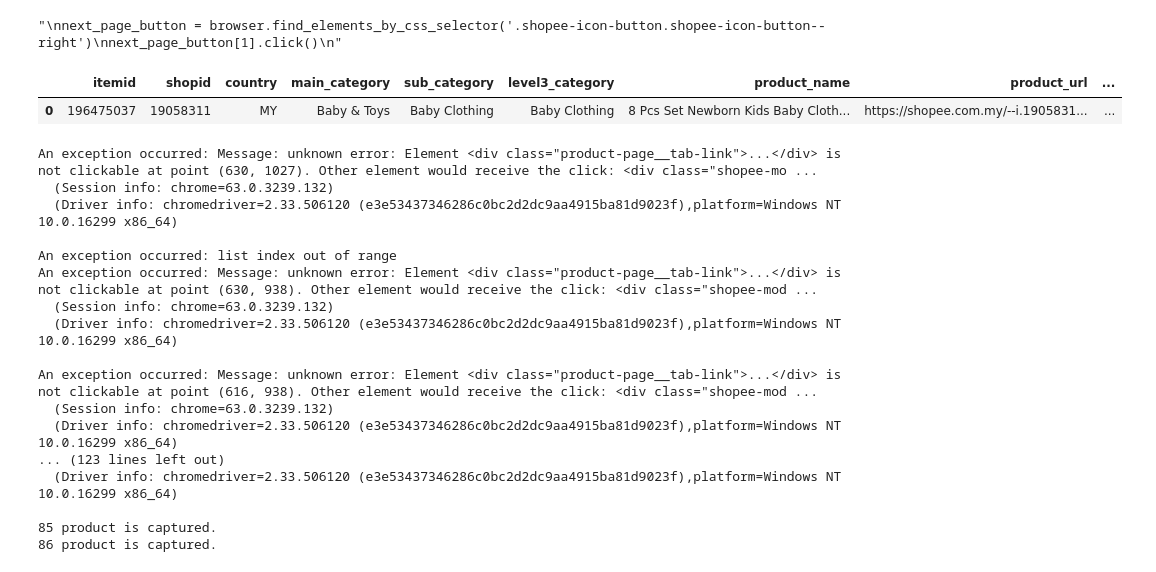
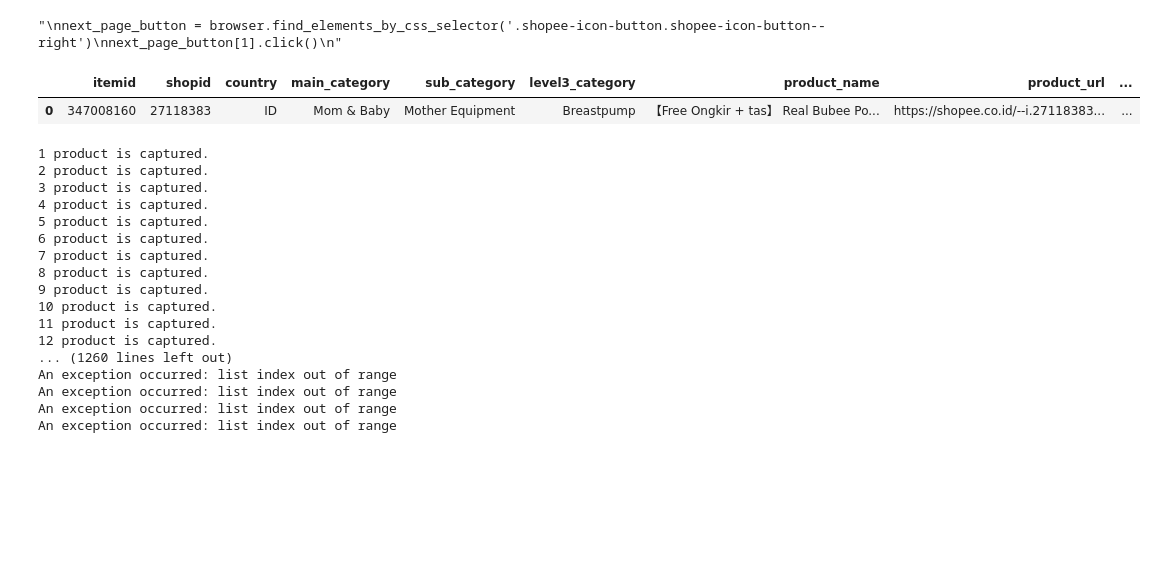
Before and after one commit to enzolife/Python-Scripts, a Jupyter notebook: Scripts/Shopee_Add_Fans_from_Product_Page.ipynb, the cells around one changed output. Saved outputs shown, nothing was run; the diff lists cells and outputs as text; code cells hidden in the pictures; blank space fills up the shorter version.

```diff
--- a/Scripts/Shopee_Add_Fans_from_Product_Page.ipynb
+++ b/Scripts/Shopee_Add_Fans_from_Product_Page.ipynb
@@ -46,18 +46,18 @@ next_page_button[1].click()
 "\nnext_page_button = browser.find_elements_by_css_selector('.shopee-icon-button.shopee-icon-button--right')\nnext_page_button[1].click()\n"
 # %%
 # 先读取Top Product列表
-top_product_path = "D://shopee_my_top_baby_product(1).csv"
+top_product_path = "D://shopee_id_top_baby_product.csv"
 top_product = pd.read_csv(top_product_path, sep=',')
 top_product[:1]
 # %% [output]
 |  | itemid | shopid | country | main_category | sub_category | level3_category | product_name | product_url | ... |
-| 0 | 196475037 | 19058311 | MY | Baby & Toys | Baby Clothing | Baby Clothing | 8 Pcs Set Newborn Kids Baby Cloth... | https://shopee.com.my/--i.1905831... | ... |
+| 0 | 347008160 | 27118383 | ID | Mom & Baby | Mother Equipment | Breastpump | 【Free Ongkir + tas】 Real Bubee Po... | https://shopee.co.id/--i.27118383... | ... |
 # %%
 # 创建空的list
 comment_person_name_list = []
 run_time = 1
 
-for product_url in top_product["product_url"][:100]:
+for product_url in top_product["product_url"][:1000]:
     browser.get(product_url)
 
     try:
@@ -92,22 +92,22 @@ comment_person_url_data_frame = pd.DataFrame({'comment_person_url': comment_pers
 # 去重
 comment_person_url_data_frame = comment_person_url_data_frame.drop_duplicates(subset='comment_person_url')
 #导出
-comment_person_url_data_frame.to_csv('D://comment_person_url.csv', sep=',')
+comment_person_url_data_frame.to_csv('D://comment_person_url_id.csv', sep=',')
 # %% [output]
-An exception occurred: Message: unknown error: Element <div class="product-page__tab-link">...</div> is not clickable at point (630, 1027). Other element would receive the click: <div class="shopee-mo ...
-  (Session info: chrome=63.0.3239.132)
-  (Driver info: chromedriver=2.33.506120 (e3e53437346286c0bc2d2dc9aa4915ba81d9023f),platform=Windows NT 10.0.16299 x86_64)
-
+1 product is captured.
+2 product is captured.
+3 product is captured.
+4 product is captured.
+5 product is captured.
+6 product is captured.
+7 product is captured.
+8 product is captured.
+9 product is captured.
+10 product is captured.
+11 product is captured.
+12 product is captured.
+... (1260 lines left out)
 An exception occurred: list index out of range
-An exception occurred: Message: unknown error: Element <div class="product-page__tab-link">...</div> is not clickable at point (630, 938). Other element would receive the click: <div class="shopee-mod ...
-  (Session info: chrome=63.0.3239.132)
-  (Driver info: chromedriver=2.33.506120 (e3e53437346286c0bc2d2dc9aa4915ba81d9023f),platform=Windows NT 10.0.16299 x86_64)
-
-An exception occurred: Message: unknown error: Element <div class="product-page__tab-link">...</div> is not clickable at point (616, 938). Other element would receive the click: <div class="shopee-mod ...
-  (Session info: chrome=63.0.3239.132)
-  (Driver info: chromedriver=2.33.506120 (e3e53437346286c0bc2d2dc9aa4915ba81d9023f),platform=Windows NT 10.0.16299 x86_64)
-... (123 lines left out)
-  (Driver info: chromedriver=2.33.506120 (e3e53437346286c0bc2d2dc9aa4915ba81d9023f),platform=Windows NT 10.0.16299 x86_64)
-
-85 product is captured.
-86 product is captured.
+An exception occurred: list index out of range
+An exception occurred: list index out of range
+An exception occurred: list index out of range
```
Also changed, not shown: 7 other files.
